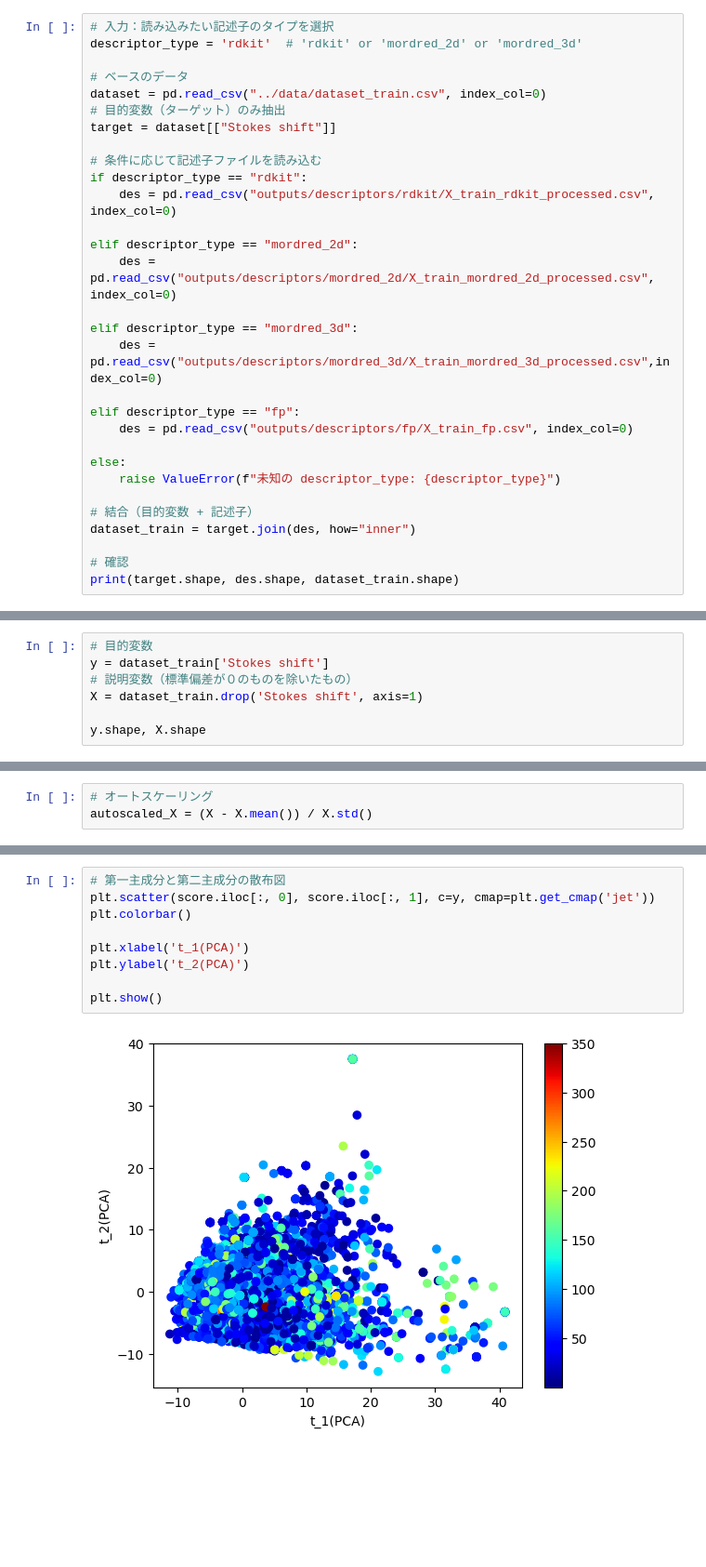
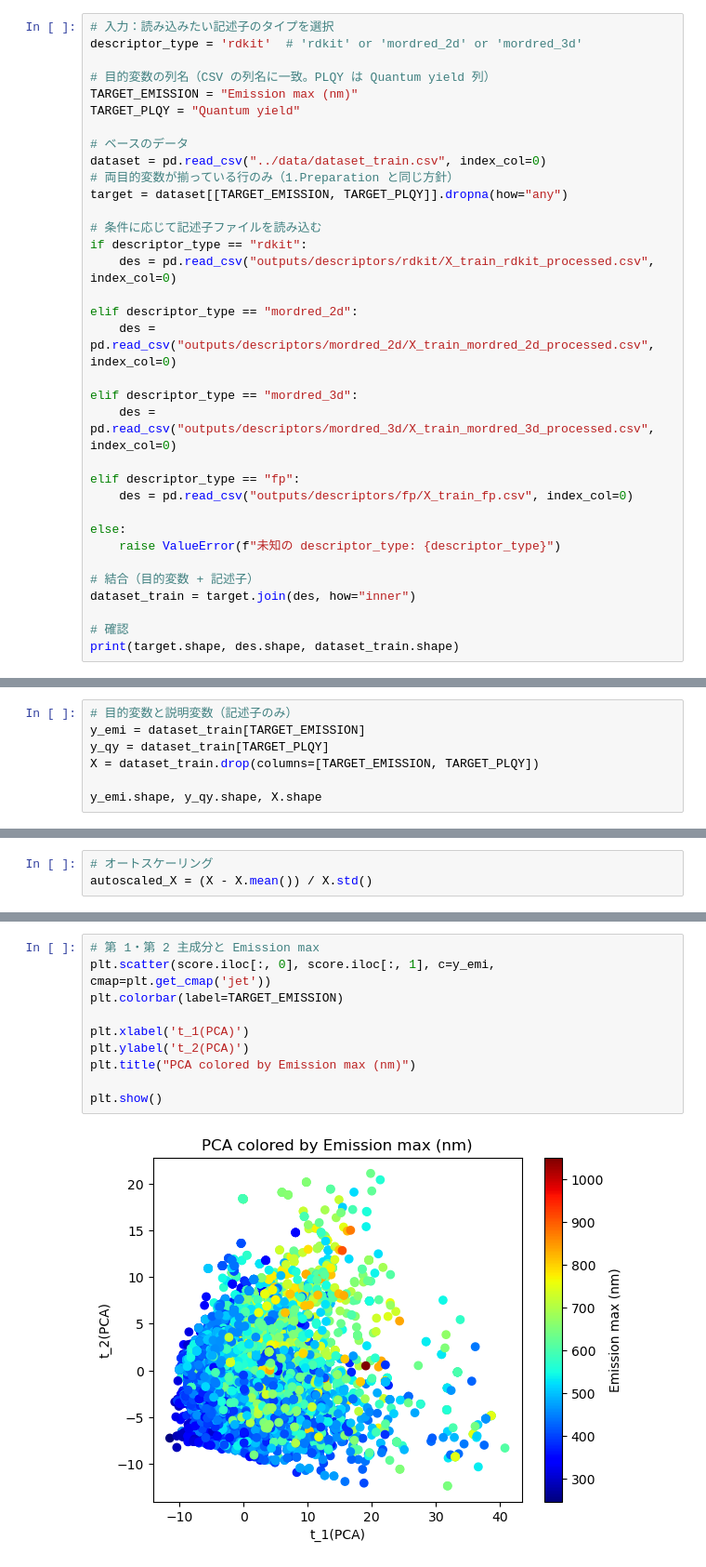
Before and after one commit to K-Yuta1014/deep4chem-doe-bo, a Jupyter notebook: notebook/2.EDA.ipynb, the cells around one changed output, grey strips where cells are left out. Shown at 93% size. Cells and saved outputs as stored; diff of their text form; blank space fills up the shorter version.

```diff
--- a/notebook/2.EDA.ipynb
+++ b/notebook/2.EDA.ipynb
@@ -18,10 +21,14 @@ from scipy.spatial.distance import cdist
 # 入力：読み込みたい記述子のタイプを選択
 descriptor_type = 'rdkit'  # 'rdkit' or 'mordred_2d' or 'mordred_3d'
 
+# 目的変数の列名（CSV の列名に一致。PLQY は Quantum yield 列）
+TARGET_EMISSION = "Emission max (nm)"
+TARGET_PLQY = "Quantum yield"
+
 # ベースのデータ
 dataset = pd.read_csv("../data/dataset_train.csv", index_col=0)
-# 目的変数（ターゲット）のみ抽出
-target = dataset[["Stokes shift"]]
+# 両目的変数が揃っている行のみ（1.Preparation と同じ方針）
+target = dataset[[TARGET_EMISSION, TARGET_PLQY]].dropna(how="any")
 
 # 条件に応じて記述子ファイルを読み込む
 if descriptor_type == "rdkit":
@@ -31,7 +38,7 @@ elif descriptor_type == "mordred_2d":
     des = pd.read_csv("outputs/descriptors/mordred_2d/X_train_mordred_2d_processed.csv", index_col=0)
 
 elif descriptor_type == "mordred_3d":
-    des = pd.read_csv("outputs/descriptors/mordred_3d/X_train_mordred_3d_processed.csv",index_col=0)
+    des = pd.read_csv("outputs/descriptors/mordred_3d/X_train_mordred_3d_processed.csv", index_col=0)
 
 elif descriptor_type == "fp":
     des = pd.read_csv("outputs/descriptors/fp/X_train_fp.csv", index_col=0)
@@ -103,8 +150,8 @@ plt.show()
 # %%
-# 目的変数
-y = dataset_train['Stokes shift']
-# 説明変数（標準偏差が０のものを除いたもの）
-X = dataset_train.drop('Stokes shift', axis=1)
+# 目的変数と説明変数（記述子のみ）
+y_emi = dataset_train[TARGET_EMISSION]
+y_qy = dataset_train[TARGET_PLQY]
+X = dataset_train.drop(columns=[TARGET_EMISSION, TARGET_PLQY])
 
-y.shape, X.shape
+y_emi.shape, y_qy.shape, X.shape
 # %% [output]
@@ -173,11 +220,12 @@ plt.show()
 # %%
-# 第一主成分と第二主成分の散布図
-plt.scatter(score.iloc[:, 0], score.iloc[:, 1], c=y, cmap=plt.get_cmap('jet'))
-plt.colorbar()
+# 第 1・第 2 主成分と Emission max
+plt.scatter(score.iloc[:, 0], score.iloc[:, 1], c=y_emi, cmap=plt.get_cmap('jet'))
+plt.colorbar(label=TARGET_EMISSION)
 
 plt.xlabel('t_1(PCA)')
 plt.ylabel('t_2(PCA)')
+plt.title("PCA colored by Emission max (nm)")
 
 plt.show()
 # %% [output]
-[figure, old version]
+[figure, new version]
```
Also changed, not shown: parts of 27 cells of this notebook, 8 other files.
